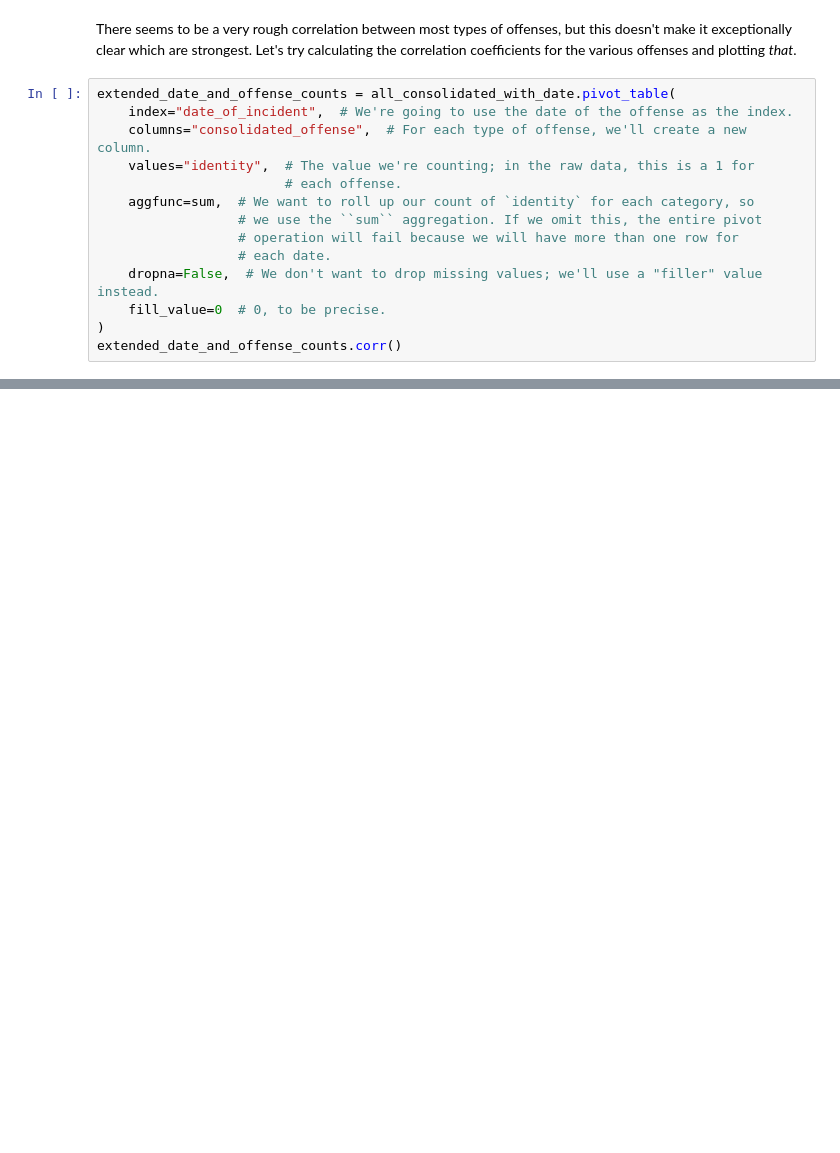
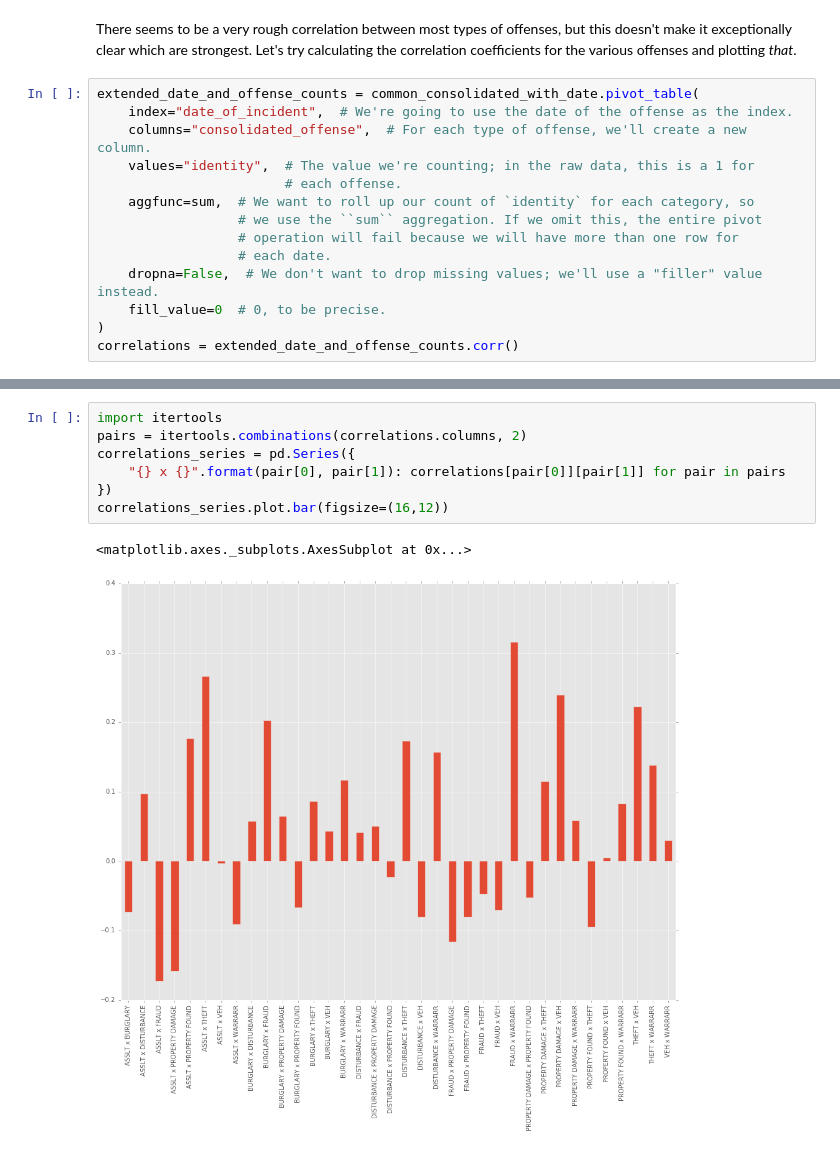
Before and after one commit to gthank/datasci_assignment_six, a Jupyter notebook: crime_analytics.ipynb, the cells around one changed output, grey strips where cells are left out. Drawn from its saved outputs; the diff is of its cells as text; blank space fills up the shorter version.

Commit message:
Calculate and plot the correlation coefficients for the most common types of offense; analyze the results.

```diff
--- a/crime_analytics.ipynb
+++ b/crime_analytics.ipynb
@@ -444,7 +444,7 @@ date_and_offense_counts.plot.line(figsize=(16,12), colormap='Accent')
 # %% [markdown]
 There seems to be a very rough correlation between most types of offenses, but this doesn't make it exceptionally clear which are strongest. Let's try calculating the correlation coefficients for the various offenses and plotting *that*.
 # %%
-extended_date_and_offense_counts = all_consolidated_with_date.pivot_table(
+extended_date_and_offense_counts = common_consolidated_with_date.pivot_table(
     index="date_of_incident",  # We're going to use the date of the offense as the index.
     columns="consolidated_offense",  # For each type of offense, we'll create a new column.
     values="identity",  # The value we're counting; in the raw data, this is a 1 for
@@ -456,4 +456,4 @@ extended_date_and_offense_counts = all_consolidated_with_date.pivot_table(
     dropna=False,  # We don't want to drop missing values; we'll use a "filler" value instead.
     fill_value=0  # 0, to be precise.
 )
-extended_date_and_offense_counts.corr()
+correlations = extended_date_and_offense_counts.corr()
@@ -479,0 +460,10 @@ extended_date_and_offense_counts.corr()
+# %%
+import itertools
+pairs = itertools.combinations(correlations.columns, 2)
+correlations_series = pd.Series({
+    "{} x {}".format(pair[0], pair[1]): correlations[pair[0]][pair[1]] for pair in pairs
+})
+correlations_series.plot.bar(figsize=(16,12))
+# %% [output]
+<matplotlib.axes._subplots.AxesSubplot at 0x...>
+[figure, added]
```
Also changed, not shown: parts of 3 cells of this notebook.
